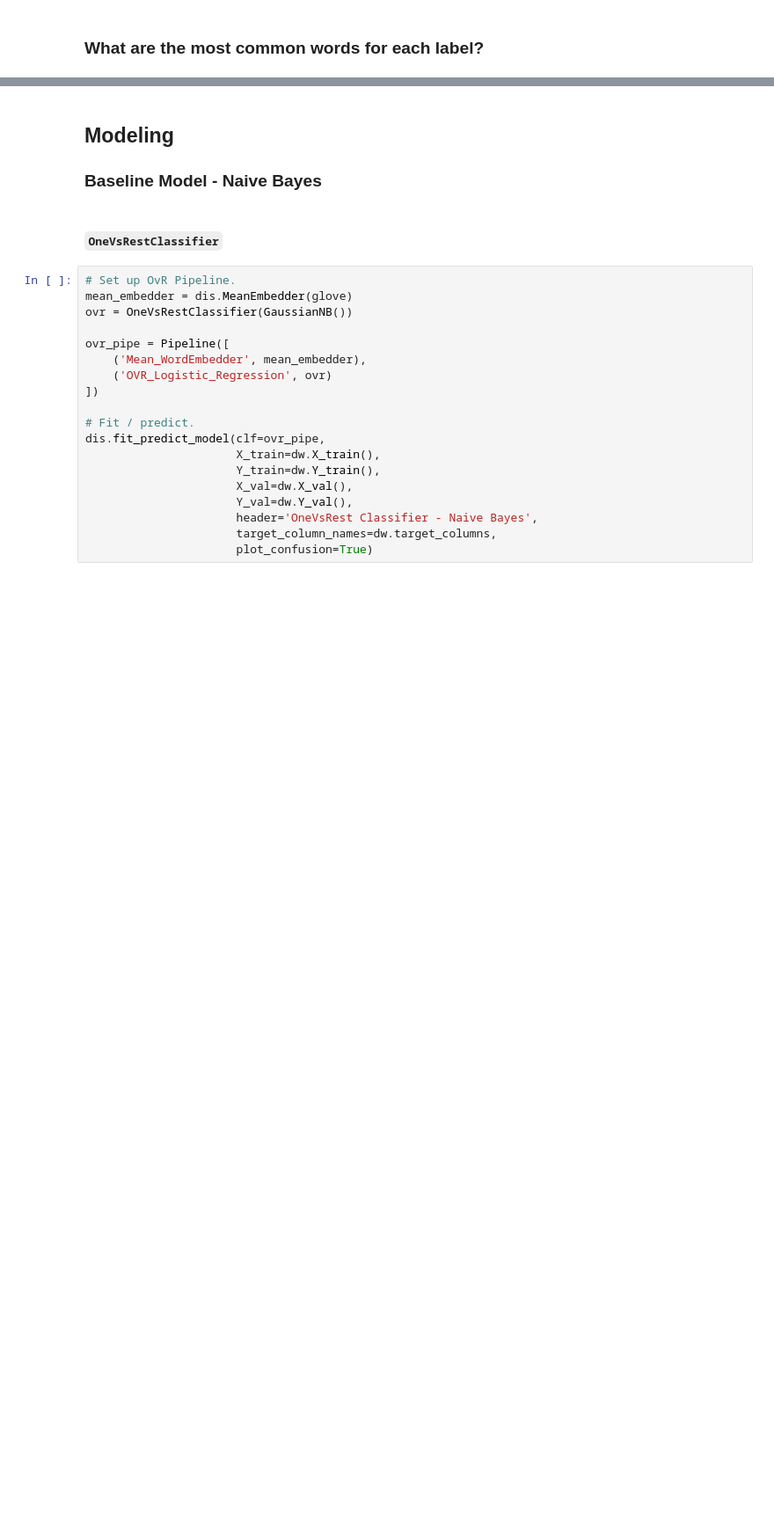
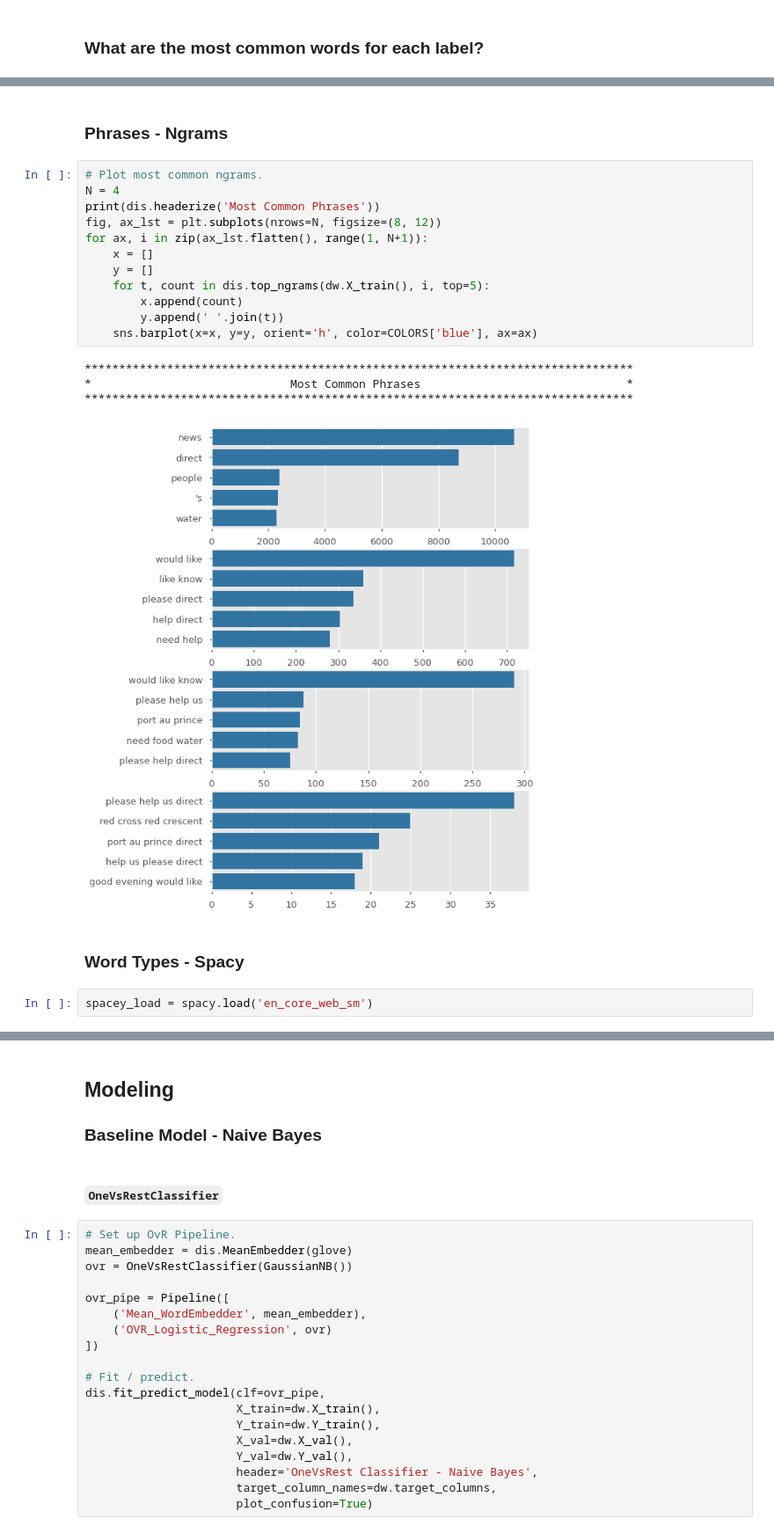
Before and after one commit to cwf231/dsc-mod-4-project-v2-1-onl01-dtsc-pt-041320, a Jupyter notebook: disaster_response.ipynb, the cells around one changed output, grey strips where cells are left out. Shown at 88% size. Saved outputs shown, nothing was run; the diff lists cells and outputs as text; blank space fills up the shorter version.

```diff
--- a/disaster_response.ipynb
+++ b/disaster_response.ipynb
@@ -703,0 +778,23 @@ for col in top_10_words:
+# %% [markdown]
+### Phrases - Ngrams
+# %%
+# Plot most common ngrams.
+N = 4
+print(dis.headerize('Most Common Phrases'))
+fig, ax_lst = plt.subplots(nrows=N, figsize=(8, 12))
+for ax, i in zip(ax_lst.flatten(), range(1, N+1)):
+    x = []
+    y = []
+    for t, count in dis.top_ngrams(dw.X_train(), i, top=5):
+        x.append(count)
+        y.append(' '.join(t))
+    sns.barplot(x=x, y=y, orient='h', color=COLORS['blue'], ax=ax)
+# %% [output]
+********************************************************************************
+*                             Most Common Phrases                              *
+********************************************************************************
+[figure, added]
+# %% [markdown]
+### Word Types - Spacy
+# %%
+spacey_load = spacy.load('en_core_web_sm')
```
Also changed, not shown: parts of 42 cells of this notebook, 9 other files.
